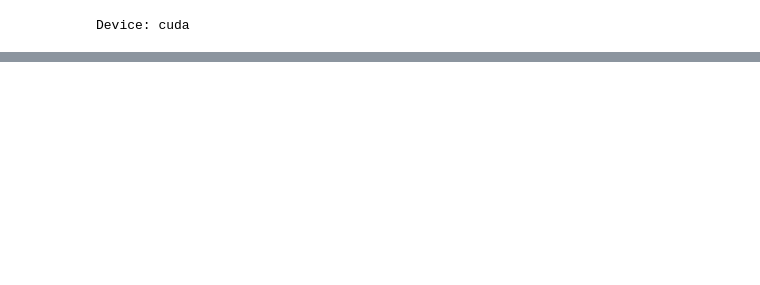
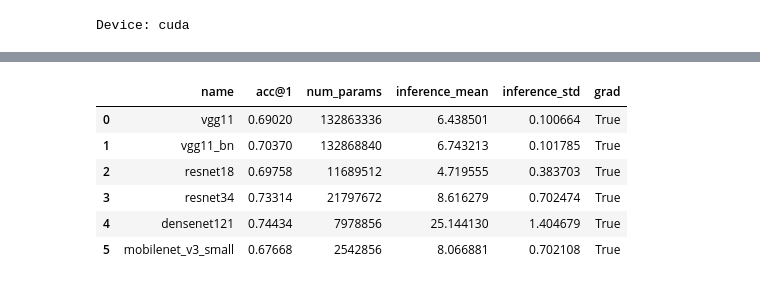
Before and after one commit to xqz-u/uvadlc_practicals_2022, a Jupyter notebook: assignment2/part1/assignment2_q1_1.ipynb, the cells around one changed output, grey strips where cells are left out. Cells and saved outputs as stored; diff of their text form; code cells hidden in the pictures; blank space fills up the shorter version.

```diff
--- a/assignment2/part1/assignment2_q1_1.ipynb
+++ b/assignment2/part1/assignment2_q1_1.ipynb
@@ -212,0 +229,12 @@ files.download(fname)
+# %%
+times_grad_df = pd.DataFrame(models_times_grad)
+times_grad_df["grad"] = True
+times_grad_df
+# %% [output]
+|  | name | acc@1 | num_params | inference_mean | inference_std | grad |
+| 0 | vgg11 | 0.69020 | 132863336 | 6.438501 | 0.100664 | True |
+| 1 | vgg11_bn | 0.70370 | 132868840 | 6.743213 | 0.101785 | True |
+| 2 | resnet18 | 0.69758 | 11689512 | 4.719555 | 0.383703 | True |
+| 3 | resnet34 | 0.73314 | 21797672 | 8.616279 | 0.702474 | True |
+| 4 | densenet121 | 0.74434 | 7978856 | 25.144130 | 1.404679 | True |
+| 5 | mobilenet_v3_small | 0.67668 | 2542856 | 8.066881 | 0.702108 | True |
```
Also changed, not shown: parts of 13 cells of this notebook, 1 other file.
